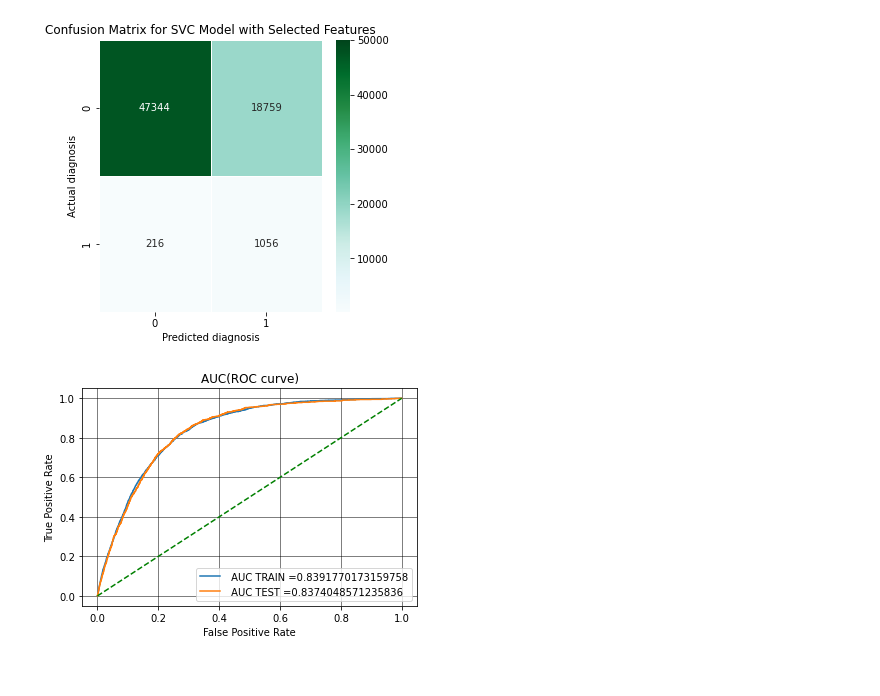
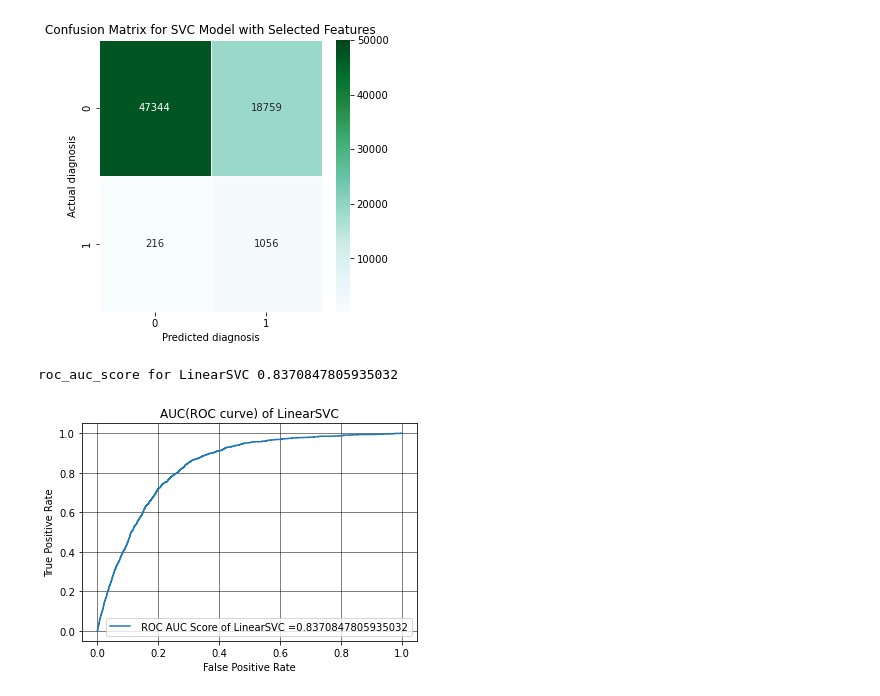
Before and after one commit to jackrlynn3/capstone-diabetes, a Jupyter notebook: models/machine-learning/code/ML_eda.ipynb, the cells around one changed output. Cells and saved outputs as stored; diff of their text form; code cells hidden in the pictures.

Commit message:
add roc curve for linearsvc

```diff
--- a/models/machine-learning/code/ML_eda.ipynb
+++ b/models/machine-learning/code/ML_eda.ipynb
@@ -451,23 +470,27 @@ weighted avg       0.98      0.72      0.82     67375
 
 0.8374173864077379
 [figure]
+# %%
+# callibrate classifier allows probabilities on lsvc
+clf = CalibratedClassifierCV(lsvc_sf)
+clf.fit(X_train, y_train)
+y_probability = clf.predict_proba(X_test)
+# %%
+# get false positive rate
+y_score=clf.predict_proba(X_test)[:,1]
+false_positive_rate, true_positive_rate, threshold = roc_curve(y_test, y_score, pos_label='yes')
+print('roc_auc_score for LinearSVC',roc_auc_score(y_test,y_score))
+# %% [output]
+roc_auc_score for LinearSVC 0.8370847805935032
 # %%
-y_train_pred = model_svc_sf.decision_function(X_train)
-y_test_pred = model_svc_sf.decision_function(X_test)
-
-train_fpr, train_tpr, tr_thresholds = roc_curve(y_train, y_train_pred, pos_label='yes')
-test_fpr, test_tpr, te_thresholds = roc_curve(y_test, y_test_pred, pos_label='yes')
-
 plt.grid()
 
-plt.plot(train_fpr, train_tpr, label=" AUC TRAIN ="+str(auc(train_fpr, train_tpr)))
-plt.plot(test_fpr, test_tpr, label=" AUC TEST ="+str(auc(test_fpr, test_tpr)))
-plt.plot([0,1],[0,1],'g--')
+plt.plot(false_positive_rate, true_positive_rate, label=" ROC AUC Score of LinearSVC ="+str(roc_auc_score(y_test,y_score)))
 plt.legend()
 plt.xlabel("False Positive Rate")
 plt.ylabel("True Positive Rate")
-plt.title("AUC(ROC curve)")
+plt.title("AUC(ROC curve) of LinearSVC")
 plt.grid(color='black', linestyle='-', linewidth=0.5)
 plt.show()
 # %% [output]
-[figure, old version]
+[figure, new version]
```
Also changed, not shown: parts of 5 cells of this notebook.
